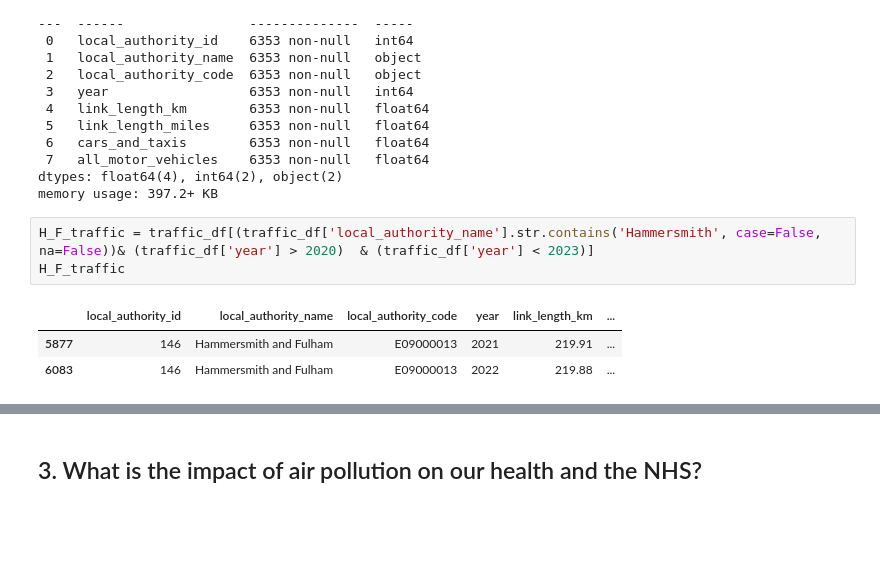
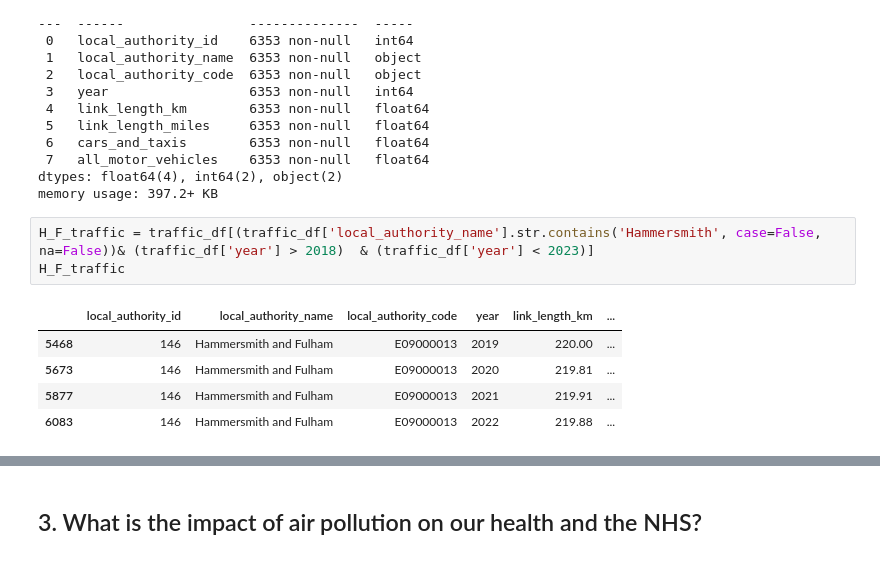
Before and after one commit to Frannerz/air_pollution_analysis, a Jupyter notebook: air_pollution_hammersmith.ipynb, the cells around one changed output, grey strips where cells are left out. Drawn from its saved outputs; the diff is of its cells as text; blank space fills up the shorter version.

```diff
--- a/air_pollution_hammersmith.ipynb
+++ b/air_pollution_hammersmith.ipynb
@@ -2006,9 +2267,11 @@ Data columns (total 8 columns):
 dtypes: float64(4), int64(2), object(2)
 memory usage: 397.2+ KB
 # %%
-H_F_traffic = traffic_df[(traffic_df['local_authority_name'].str.contains('Hammersmith', case=False, na=False))& (traffic_df['year'] > 2020)  & (traffic_df['year'] < 2023)]
+H_F_traffic = traffic_df[(traffic_df['local_authority_name'].str.contains('Hammersmith', case=False, na=False))& (traffic_df['year'] > 2018)  & (traffic_df['year'] < 2023)]
 H_F_traffic
 # %% [output]
 |  | local_authority_id | local_authority_name | local_authority_code | year | link_length_km | ... |
+| 5468 | 146 | Hammersmith and Fulham | E09000013 | 2019 | 220.00 | ... |
+| 5673 | 146 | Hammersmith and Fulham | E09000013 | 2020 | 219.81 | ... |
 | 5877 | 146 | Hammersmith and Fulham | E09000013 | 2021 | 219.91 | ... |
 | 6083 | 146 | Hammersmith and Fulham | E09000013 | 2022 | 219.88 | ... |
```
Also changed, not shown: parts of 66 cells of this notebook, 7 other files.
